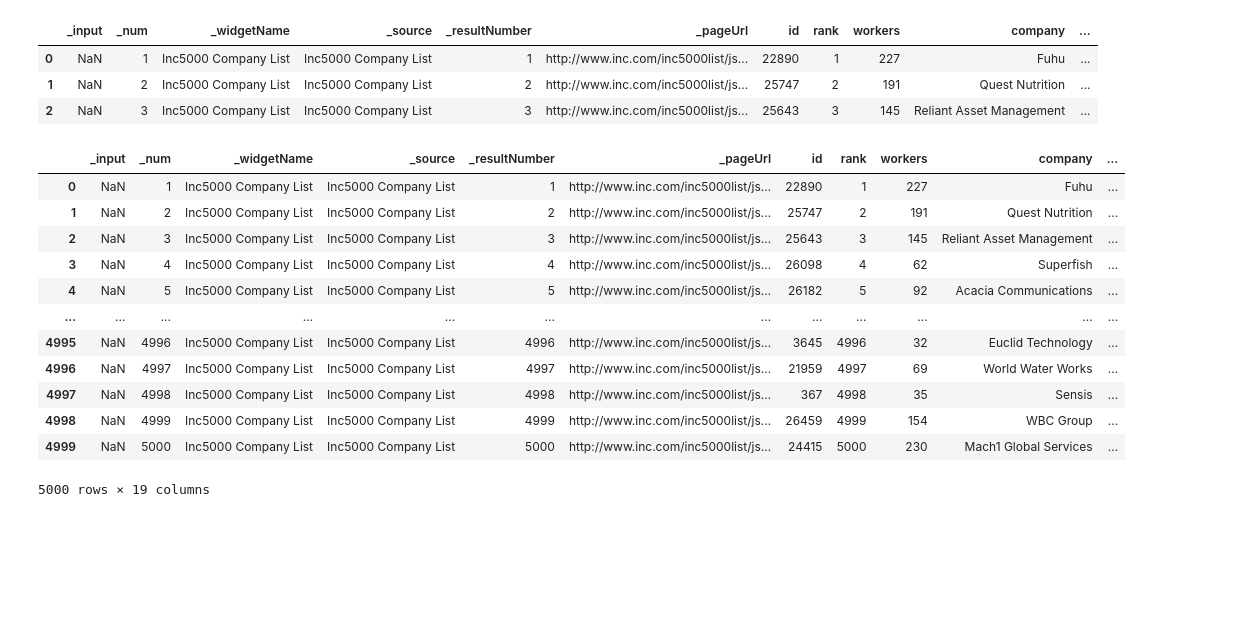
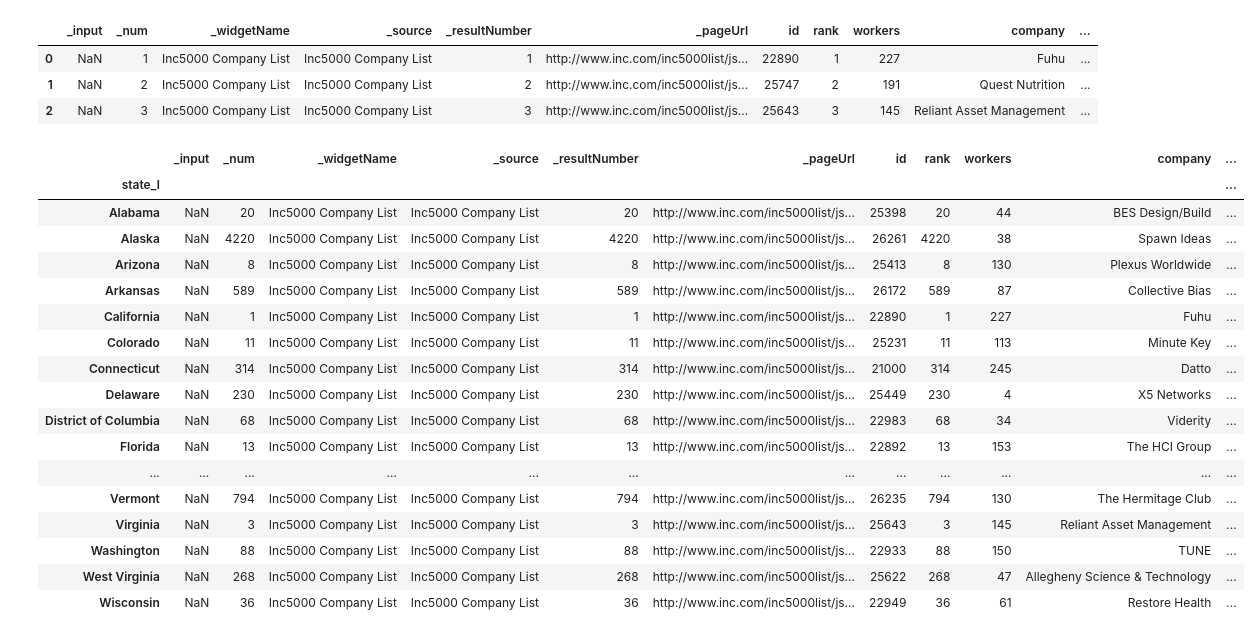
Before and after one commit to VipDataTool/Jupyter_Notebook_Demo, a Jupyter notebook: Demo_AI_Notebook.ipynb, the cells around one changed output. Cells and saved outputs as stored; diff of their text form; code cells hidden in the pictures; blank space fills up the shorter version.

```diff
--- a/Demo_AI_Notebook.ipynb
+++ b/Demo_AI_Notebook.ipynb
@@ -108,20 +108,25 @@ df.head(3)
 | 1 | NaN | 2 | Inc5000 Company List | Inc5000 Company List | 2 | http://www.inc.com/inc5000list/js... | 25747 | 2 | 191 | Quest Nutrition | ... |
 | 2 | NaN | 3 | Inc5000 Company List | Inc5000 Company List | 3 | http://www.inc.com/inc5000list/js... | 25643 | 3 | 145 | Reliant Asset Management | ... |
 # %%
-gf = df.groupby(['company', 'state_l'], dropna=True)
-gf.head()
+gf = df.groupby('state_l', dropna=True)
+gf.first()
 # %% [output]
 |  | _input | _num | _widgetName | _source | _resultNumber | _pageUrl | id | rank | workers | company | ... |
-| 0 | NaN | 1 | Inc5000 Company List | Inc5000 Company List | 1 | http://www.inc.com/inc5000list/js... | 22890 | 1 | 227 | Fuhu | ... |
-| 1 | NaN | 2 | Inc5000 Company List | Inc5000 Company List | 2 | http://www.inc.com/inc5000list/js... | 25747 | 2 | 191 | Quest Nutrition | ... |
-| 2 | NaN | 3 | Inc5000 Company List | Inc5000 Company List | 3 | http://www.inc.com/inc5000list/js... | 25643 | 3 | 145 | Reliant Asset Management | ... |
-| 3 | NaN | 4 | Inc5000 Company List | Inc5000 Company List | 4 | http://www.inc.com/inc5000list/js... | 26098 | 4 | 62 | Superfish | ... |
-| 4 | NaN | 5 | Inc5000 Company List | Inc5000 Company List | 5 | http://www.inc.com/inc5000list/js... | 26182 | 5 | 92 | Acacia Communications | ... |
+| state_l |  |  |  |  |  |  |  |  |  |  | ... |
+| Alabama | NaN | 20 | Inc5000 Company List | Inc5000 Company List | 20 | http://www.inc.com/inc5000list/js... | 25398 | 20 | 44 | BES Design/Build | ... |
+| Alaska | NaN | 4220 | Inc5000 Company List | Inc5000 Company List | 4220 | http://www.inc.com/inc5000list/js... | 26261 | 4220 | 38 | Spawn Ideas | ... |
+| Arizona | NaN | 8 | Inc5000 Company List | Inc5000 Company List | 8 | http://www.inc.com/inc5000list/js... | 25413 | 8 | 130 | Plexus Worldwide | ... |
+| Arkansas | NaN | 589 | Inc5000 Company List | Inc5000 Company List | 589 | http://www.inc.com/inc5000list/js... | 26172 | 589 | 87 | Collective Bias | ... |
+| California | NaN | 1 | Inc5000 Company List | Inc5000 Company List | 1 | http://www.inc.com/inc5000list/js... | 22890 | 1 | 227 | Fuhu | ... |
+| Colorado | NaN | 11 | Inc5000 Company List | Inc5000 Company List | 11 | http://www.inc.com/inc5000list/js... | 25231 | 11 | 113 | Minute Key | ... |
+| Connecticut | NaN | 314 | Inc5000 Company List | Inc5000 Company List | 314 | http://www.inc.com/inc5000list/js... | 21000 | 314 | 245 | Datto | ... |
+| Delaware | NaN | 230 | Inc5000 Company List | Inc5000 Company List | 230 | http://www.inc.com/inc5000list/js... | 25449 | 230 | 4 | X5 Networks | ... |
+| District of Columbia | NaN | 68 | Inc5000 Company List | Inc5000 Company List | 68 | http://www.inc.com/inc5000list/js... | 22983 | 68 | 34 | Viderity | ... |
+| Florida | NaN | 13 | Inc5000 Company List | Inc5000 Company List | 13 | http://www.inc.com/inc5000list/js... | 22892 | 13 | 153 | The HCI Group | ... |
 | ... | ... | ... | ... | ... | ... | ... | ... | ... | ... | ... | ... |
-| 4995 | NaN | 4996 | Inc5000 Company List | Inc5000 Company List | 4996 | http://www.inc.com/inc5000list/js... | 3645 | 4996 | 32 | Euclid Technology | ... |
-| 4996 | NaN | 4997 | Inc5000 Company List | Inc5000 Company List | 4997 | http://www.inc.com/inc5000list/js... | 21959 | 4997 | 69 | World Water Works | ... |
-| 4997 | NaN | 4998 | Inc5000 Company List | Inc5000 Company List | 4998 | http://www.inc.com/inc5000list/js... | 367 | 4998 | 35 | Sensis | ... |
-| 4998 | NaN | 4999 | Inc5000 Company List | Inc5000 Company List | 4999 | http://www.inc.com/inc5000list/js... | 26459 | 4999 | 154 | WBC Group | ... |
-| 4999 | NaN | 5000 | Inc5000 Company List | Inc5000 Company List | 5000 | http://www.inc.com/inc5000list/js... | 24415 | 5000 | 230 | Mach1 Global Services | ... |
+| Vermont | NaN | 794 | Inc5000 Company List | Inc5000 Company List | 794 | http://www.inc.com/inc5000list/js... | 26235 | 794 | 130 | The Hermitage Club | ... |
+| Virginia | NaN | 3 | Inc5000 Company List | Inc5000 Company List | 3 | http://www.inc.com/inc5000list/js... | 25643 | 3 | 145 | Reliant Asset Management | ... |
+| Washington | NaN | 88 | Inc5000 Company List | Inc5000 Company List | 88 | http://www.inc.com/inc5000list/js... | 22933 | 88 | 150 | TUNE | ... |
+| West Virginia | NaN | 268 | Inc5000 Company List | Inc5000 Company List | 268 | http://www.inc.com/inc5000list/js... | 25622 | 268 | 47 | Allegheny Science & Technology | ... |
+| Wisconsin | NaN | 36 | Inc5000 Company List | Inc5000 Company List | 36 | http://www.inc.com/inc5000list/js... | 22949 | 36 | 61 | Restore Health | ... |
-5000 rows × 19 columns
 # %%
```
Also changed, not shown: parts of 8 cells of this notebook.
